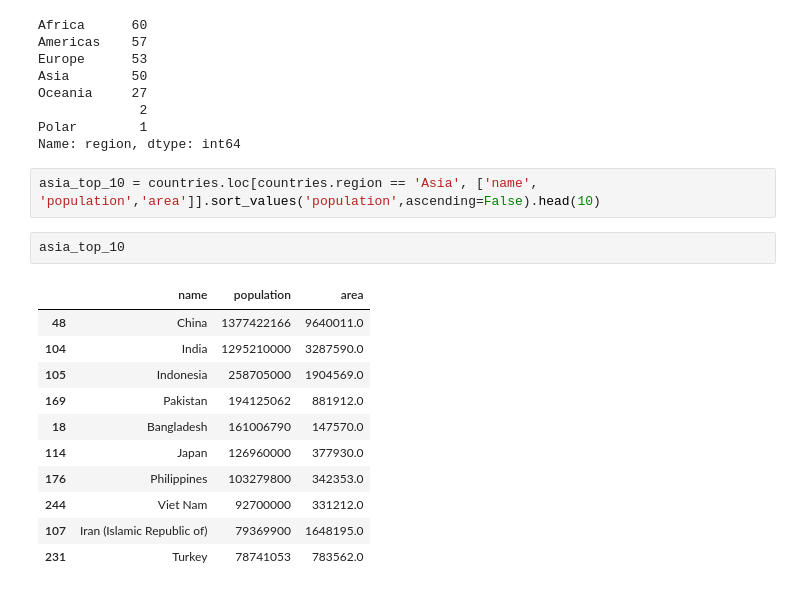
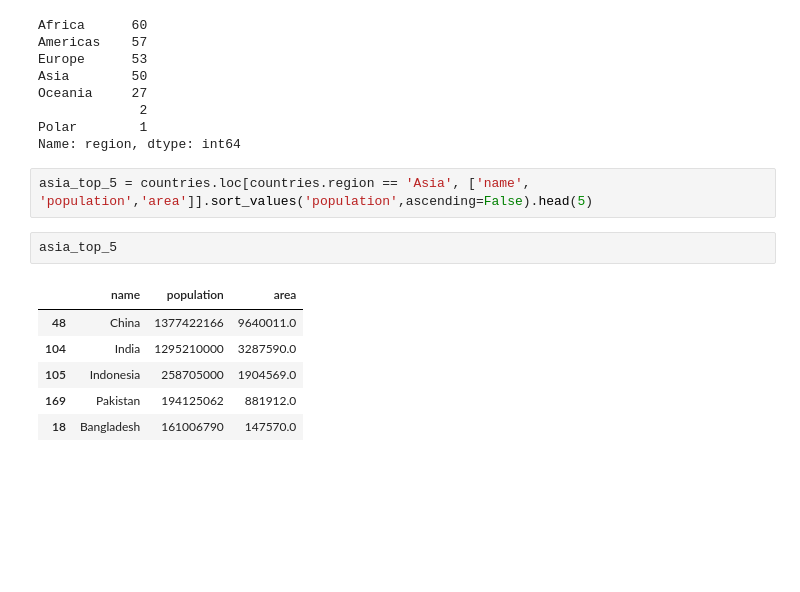
Before and after one commit to srikanthpragada/DS_29_JUNE_2021, a Jupyter notebook: plots/matplotlibdemo.ipynb, the cells around one changed output. Drawn from its saved outputs; the diff is of its cells as text; blank space fills up the shorter version.

```diff
--- a/plots/matplotlibdemo.ipynb
+++ b/plots/matplotlibdemo.ipynb
@@ -365,21 +327,16 @@ Oceania     27
 Polar        1
 Name: region, dtype: int64
 # %%
-asia_top_10 = countries.loc[countries.region == 'Asia', ['name', 'population','area']].sort_values('population',ascending=False).head(10)
+asia_top_5 = countries.loc[countries.region == 'Asia', ['name', 'population','area']].sort_values('population',ascending=False).head(5)
-# %%
-asia_top_10
-# %% [output]
-|  | name | population | area |
-| 48 | China | 1377422166 | 9640011.0 |
-| 104 | India | 1295210000 | 3287590.0 |
-| 105 | Indonesia | 258705000 | 1904569.0 |
-| 169 | Pakistan | 194125062 | 881912.0 |
-| 18 | Bangladesh | 161006790 | 147570.0 |
-| 114 | Japan | 126960000 | 377930.0 |
-| 176 | Philippines | 103279800 | 342353.0 |
-| 244 | Viet Nam | 92700000 | 331212.0 |
-| 107 | Iran (Islamic Republic of) | 79369900 | 1648195.0 |
-| 231 | Turkey | 78741053 | 783562.0 |
+# %%
+asia_top_5
+# %% [output]
+|  | name | population | area |
+| 48 | China | 1377422166 | 9640011.0 |
+| 104 | India | 1295210000 | 3287590.0 |
+| 105 | Indonesia | 258705000 | 1904569.0 |
+| 169 | Pakistan | 194125062 | 881912.0 |
+| 18 | Bangladesh | 161006790 | 147570.0 |
 # %%
 fig,(ax1,ax2) = plt.subplots(2,1)  # 2 rows by 1 col
 fig.set_size_inches(15,15)
```
Also changed, not shown: parts of 14 cells of this notebook, 3 other files.
